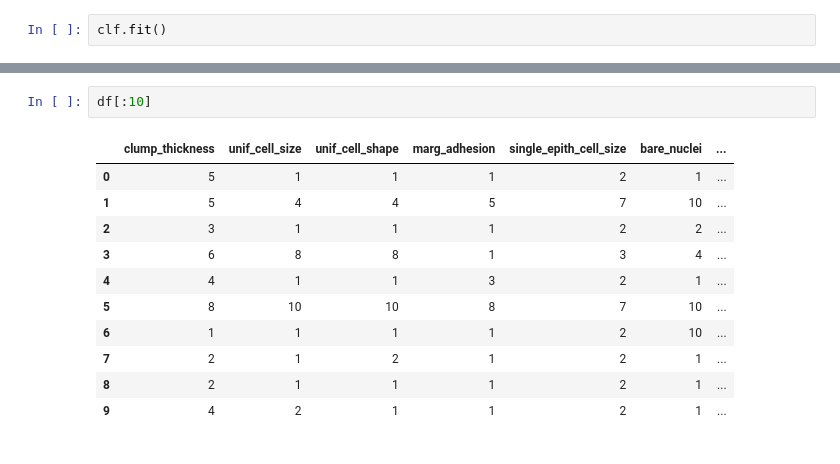
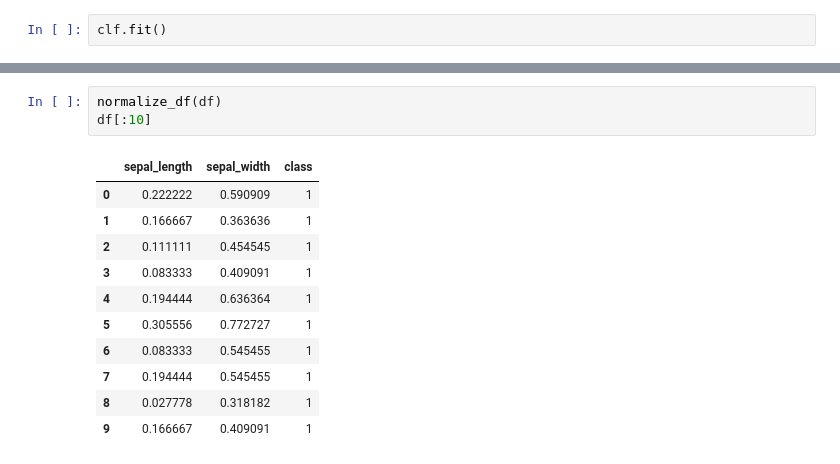
Before and after one commit to lenarttreven/MachineLearning, a Jupyter notebook: Support_vector_machine.ipynb, the cells around one changed output, grey strips where cells are left out. Saved outputs shown, nothing was run; the diff lists cells and outputs as text.

```diff
--- a/Support_vector_machine.ipynb
+++ b/Support_vector_machine.ipynb
@@ -153,17 +209,18 @@ clf.b
-# %%
-df[:10]
-# %% [output]
-|  | clump_thickness | unif_cell_size | unif_cell_shape | marg_adhesion | single_epith_cell_size | bare_nuclei | ... |
-| 0 | 5 | 1 | 1 | 1 | 2 | 1 | ... |
-| 1 | 5 | 4 | 4 | 5 | 7 | 10 | ... |
-| 2 | 3 | 1 | 1 | 1 | 2 | 2 | ... |
-| 3 | 6 | 8 | 8 | 1 | 3 | 4 | ... |
-| 4 | 4 | 1 | 1 | 3 | 2 | 1 | ... |
-| 5 | 8 | 10 | 10 | 8 | 7 | 10 | ... |
-| 6 | 1 | 1 | 1 | 1 | 2 | 10 | ... |
-| 7 | 2 | 1 | 2 | 1 | 2 | 1 | ... |
-| 8 | 2 | 1 | 1 | 1 | 2 | 1 | ... |
-| 9 | 4 | 2 | 1 | 1 | 2 | 1 | ... |
+# %%
+normalize_df(df)
+df[:10]
+# %% [output]
+|  | sepal_length | sepal_width | class |
+| 0 | 0.222222 | 0.590909 | 1 |
+| 1 | 0.166667 | 0.363636 | 1 |
+| 2 | 0.111111 | 0.454545 | 1 |
+| 3 | 0.083333 | 0.409091 | 1 |
+| 4 | 0.194444 | 0.636364 | 1 |
+| 5 | 0.305556 | 0.772727 | 1 |
+| 6 | 0.083333 | 0.545455 | 1 |
+| 7 | 0.194444 | 0.545455 | 1 |
+| 8 | 0.027778 | 0.318182 | 1 |
+| 9 | 0.166667 | 0.409091 | 1 |
 # %%
 X = normalize_01(X)
 
```
Also changed, not shown: parts of 7 cells of this notebook.
